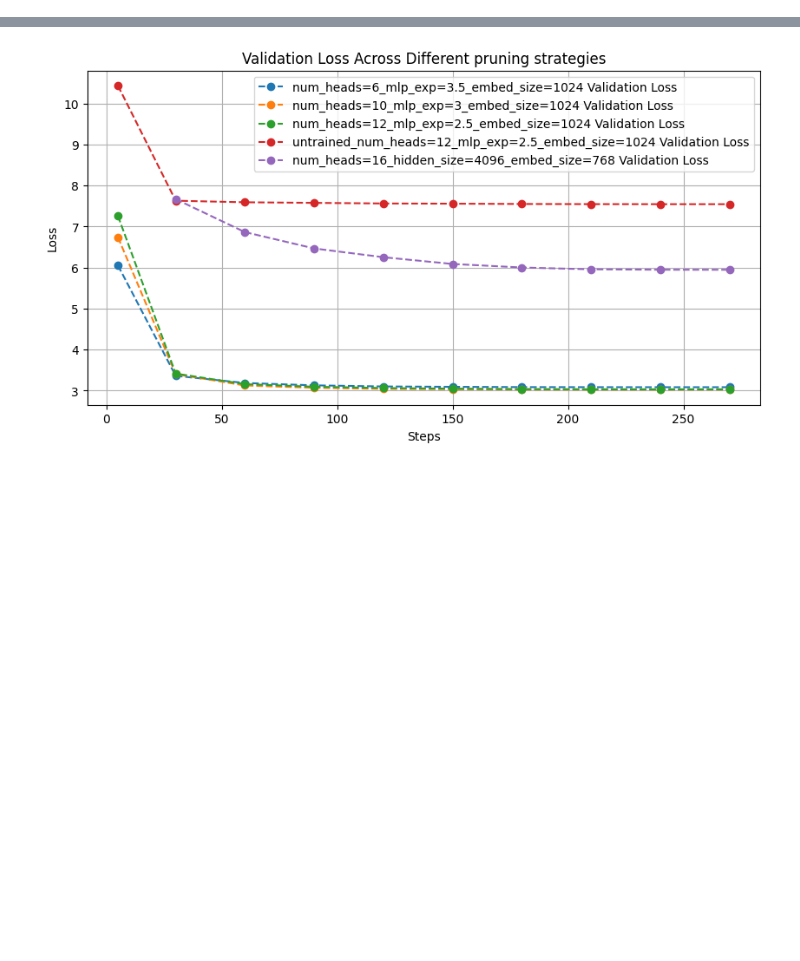
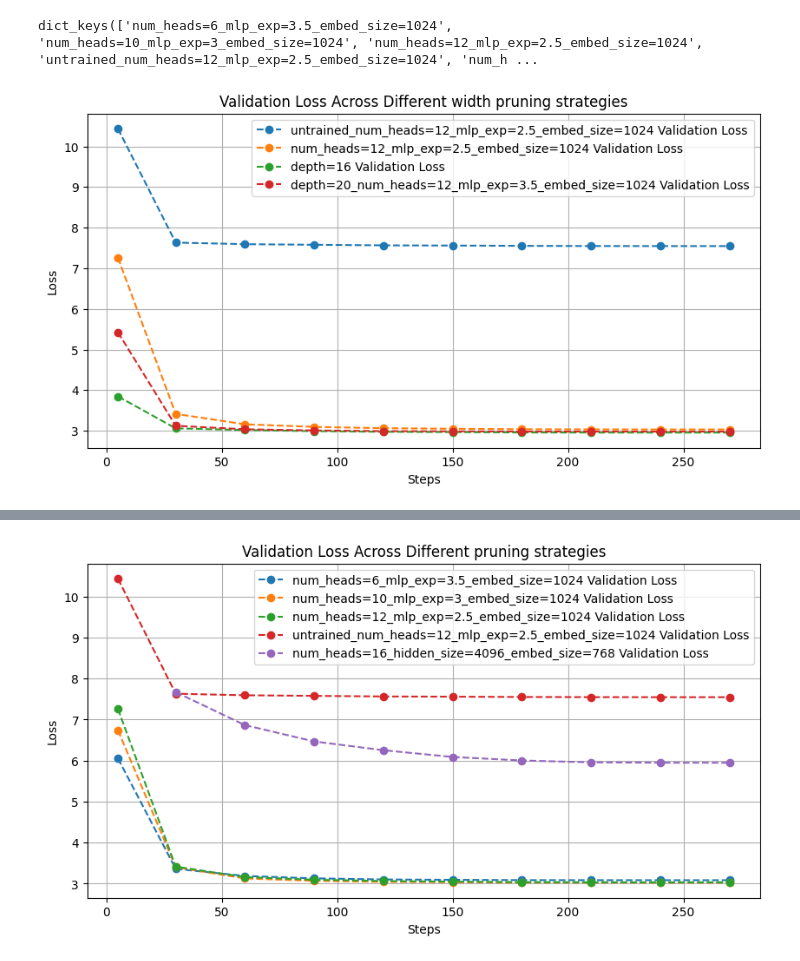
Before and after one commit to rammalahmad/pruned_GPT, a Jupyter notebook: saved_plots/plots_metrics.ipynb, the cells around one changed output, grey strips where cells are left out. Drawn from its saved outputs; the diff is of its cells as text; code cells hidden in the pictures; blank space fills up the shorter version.

```diff
--- a/saved_plots/plots_metrics.ipynb
+++ b/saved_plots/plots_metrics.ipynb
@@ -62 +74,8 @@ with open("../saved_metrics/training_metrics_embedding.json", "r") as f:
+# %%
+print(all_metrics.keys())
+width_comparison_metrics = ['untrained_num_heads=12_mlp_exp=2.5_embed_size=1024', 'num_heads=12_mlp_exp=2.5_embed_size=1024', 'depth=16', 'depth=20_num_heads=12_mlp_exp=3.5_embed_size=1024']
+plot_all_validation_metrics({e: all_metrics[e] for e in width_comparison_metrics})
+# %% [output]
+dict_keys(['num_heads=6_mlp_exp=3.5_embed_size=1024', 'num_heads=10_mlp_exp=3_embed_size=1024', 'num_heads=12_mlp_exp=2.5_embed_size=1024', 'untrained_num_heads=12_mlp_exp=2.5_embed_size=1024', 'num_h ...
+[figure, added]
 # %%
```
Also changed, not shown: parts of 5 cells of this notebook, 3 other files.
